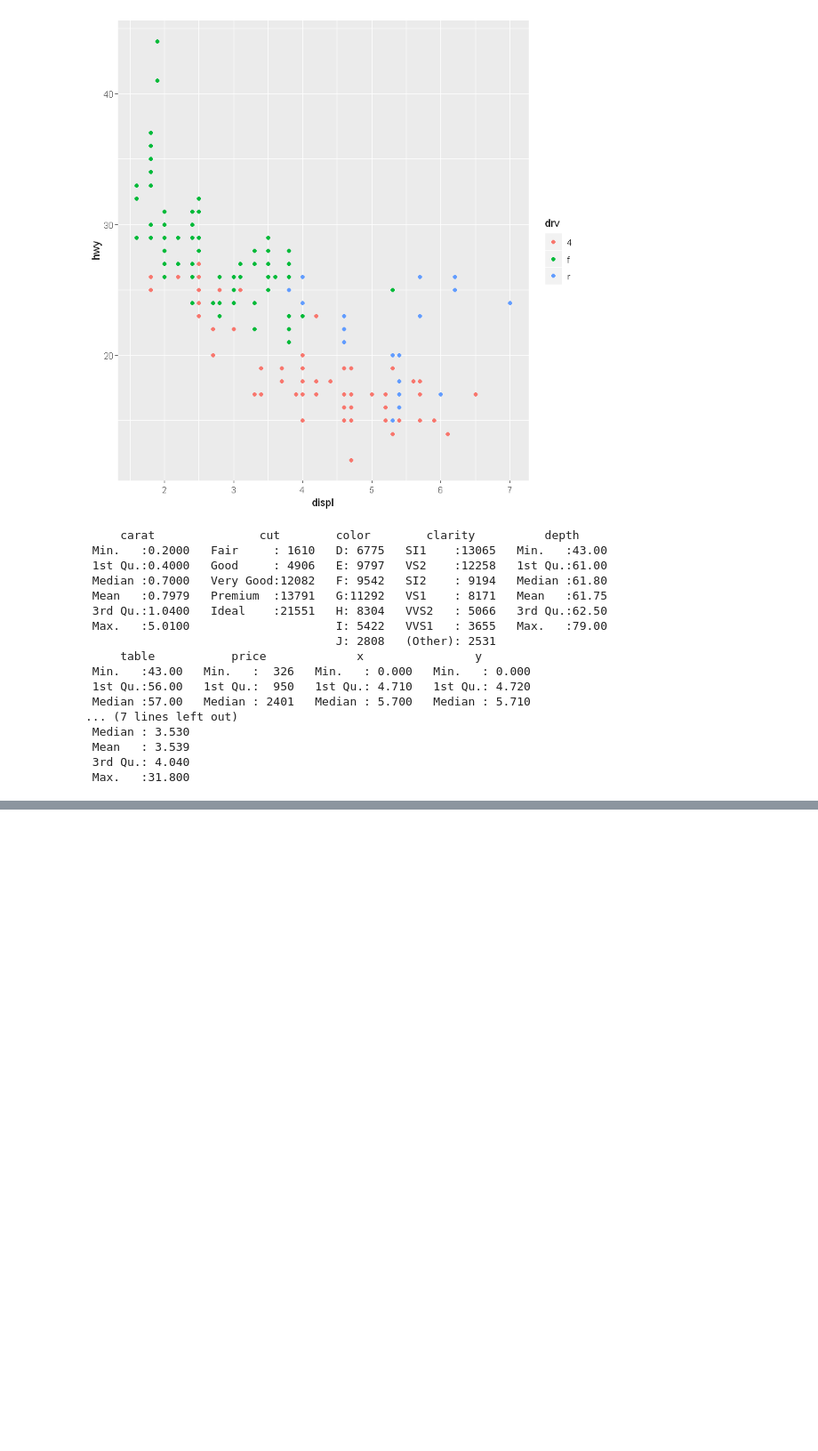
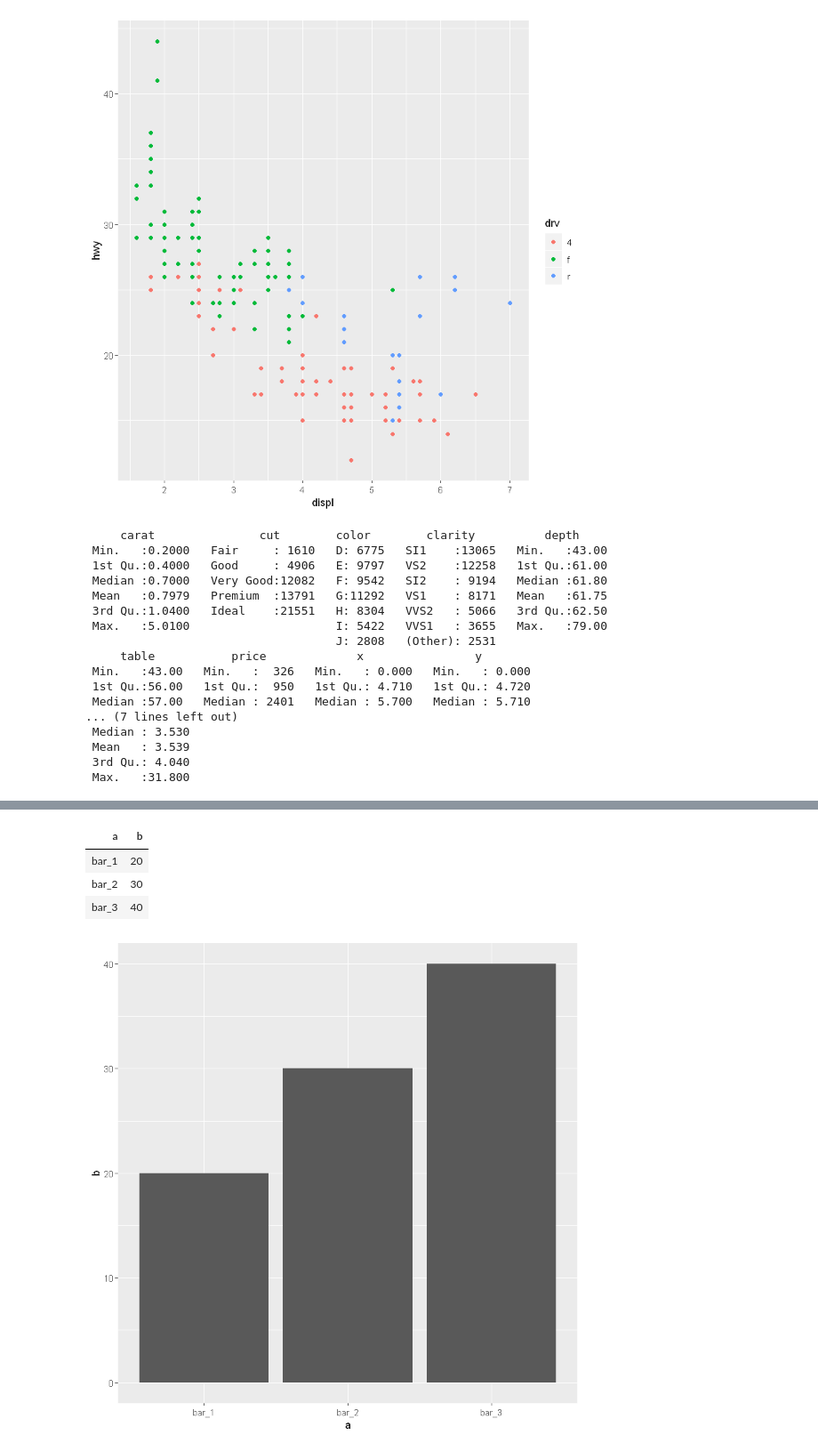
Before and after one commit to Ismael-Haque/r-tutorial, a Jupyter notebook: ggplot_Tut.ipynb, the cells around one changed output, grey strips where cells are left out. Shown: that part at 89% size. Drawn from its saved outputs; the diff is of its cells as text; code cells hidden in the pictures; blank space fills up the shorter version.

```diff
--- a/ggplot_Tut.ipynb
+++ b/ggplot_Tut.ipynb
@@ -365,0 +378,19 @@ summary(diamonds)
+# %%
+demo <- tribble(
+    ~a,     ~b,
+    "bar_1", 20,
+    "bar_2", 30,
+    "bar_3", 40
+)
+# %%
+demo
+# %% [output]
+| a | b |
+| bar_1 | 20 |
+| bar_2 | 30 |
+| bar_3 | 40 |
+# %%
+ggplot(data = demo) +
+    geom_bar(mapping = aes(x = a, y = b), stat = "identity")
+# %% [output]
+[figure, added]
```
Also changed, not shown: parts of 19 cells of this notebook.
